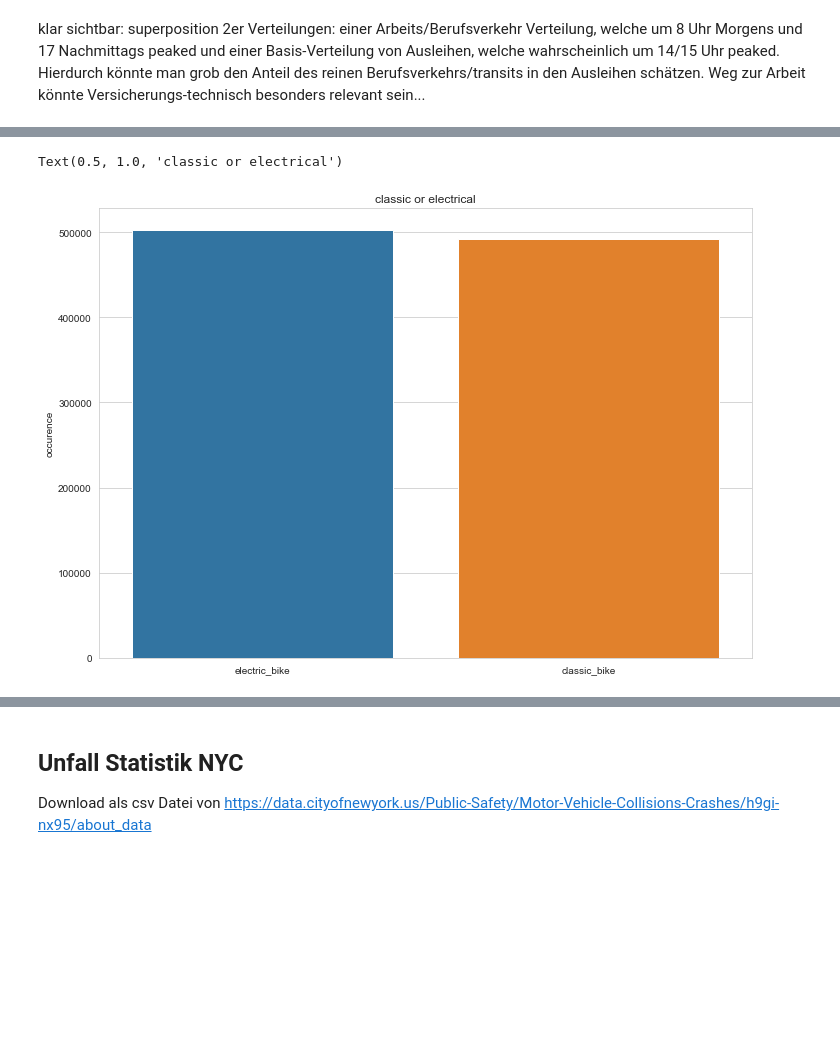
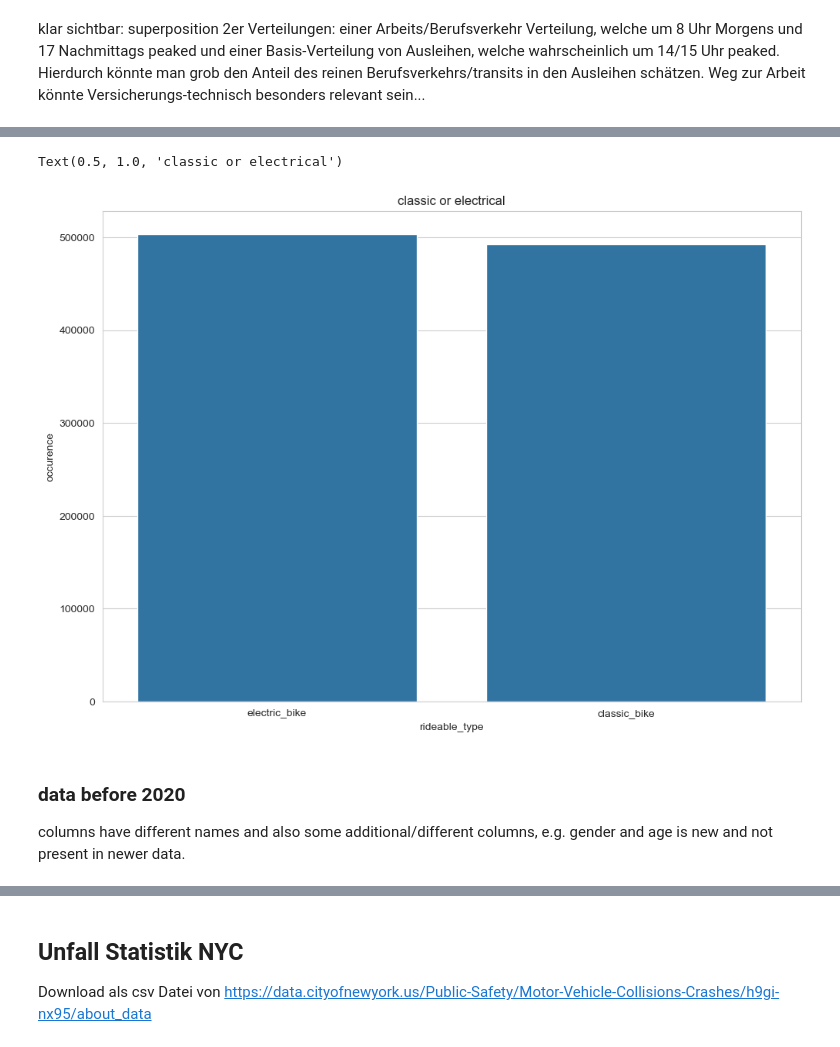
Before and after one commit to tobzac/challenge, a Jupyter notebook: 01_initial_checks.ipynb, the cells around one changed output, grey strips where cells are left out. Saved outputs shown, nothing was run; the diff lists cells and outputs as text; code cells hidden in the pictures; blank space fills up the shorter version.

```diff
--- a/01_initial_checks.ipynb
+++ b/01_initial_checks.ipynb
@@ -309,9 +310,12 @@ Text(0.5, 1.0, 'Distribution of direct distance between start/end point of trip'
 # %%
 # classical bike vs electric bike
 df_types = pd.DataFrame(test_table_bikes_cleaned["rideable_type"].value_counts())
-df_types.rename(columns = {"rideable_type": "occurence"}, inplace=True)
+df_types.rename(columns = {"count": "occurence"}, inplace=True)
 df_types
 sns.barplot(data=df_types, x=df_types.index, y="occurence").set_title("classic or electrical")
 # %% [output]
 Text(0.5, 1.0, 'classic or electrical')
-[figure, old version]
+[figure, new version]
+# %% [markdown]
+### data before 2020
+columns have different names and also some additional/different columns, e.g. gender and age is new and not present in newer data.
```
Also changed, not shown: parts of 15 cells of this notebook, 6 other files.
